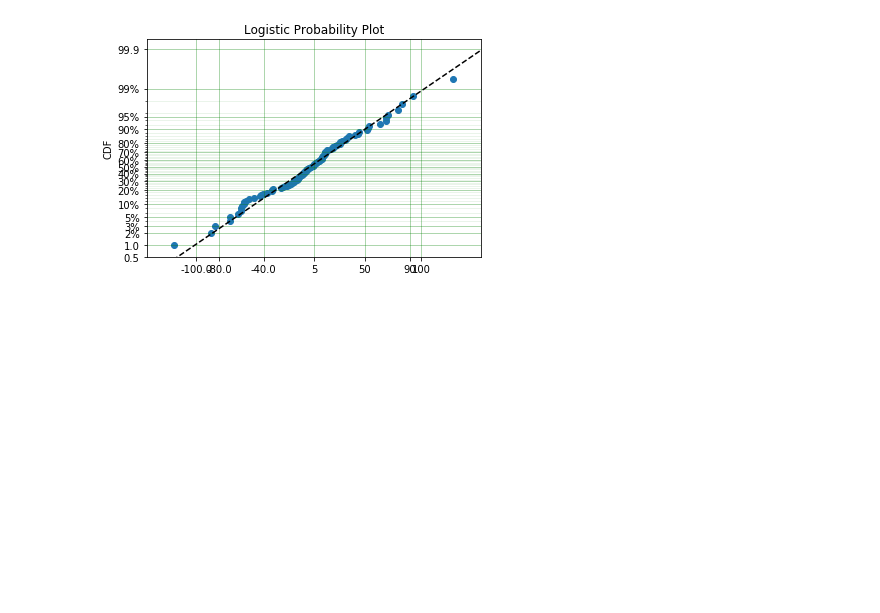
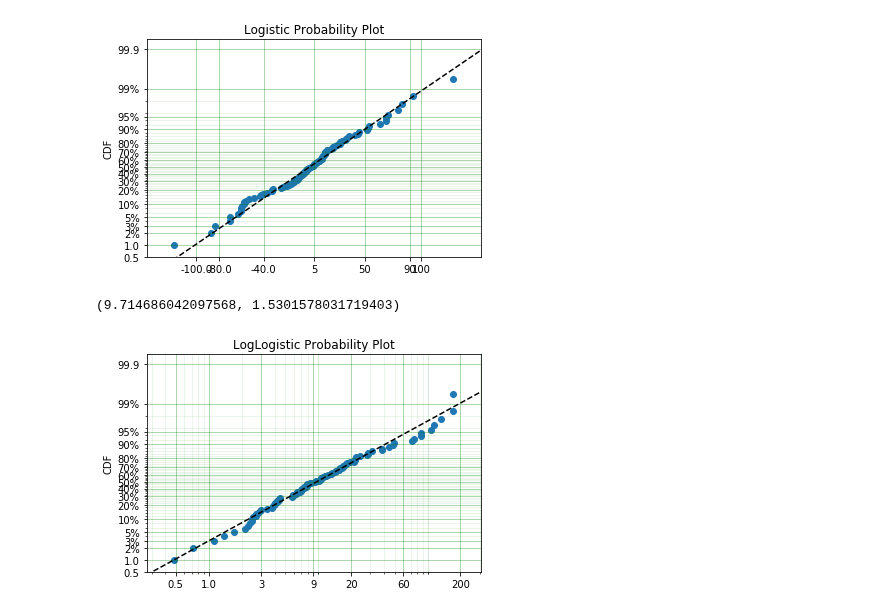
Before and after one commit to derrynknife/SurPyval, a Jupyter notebook: Probability Plotting with Surpyval.ipynb, the cells around one changed output. Cells and saved outputs as stored; diff of their text form; code cells hidden in the pictures; blank space fills up the shorter version.

Commit message:
Added loglogistic. Now how all dists in survreg R package

```diff
--- a/Probability Plotting with Surpyval.ipynb
+++ b/Probability Plotting with Surpyval.ipynb
@@ -127,3 +127,13 @@ model.params
 # %% [output]
 (1.0391686011201253, 22.213565216298193)
 [figure]
+# %%
+dist = surv.parametric.LogLogistic
+x = dist.random(100, 10, 1.5)
+
+model = dist.fit(x, how='MLE')
+model.plot(heuristic='Nelson-Aalen', plot_bounds=False);
+model.params
+# %% [output]
+(9.714686042097568, 1.5301578031719403)
+[figure, added]
```
Also changed, not shown: 1 other file.
